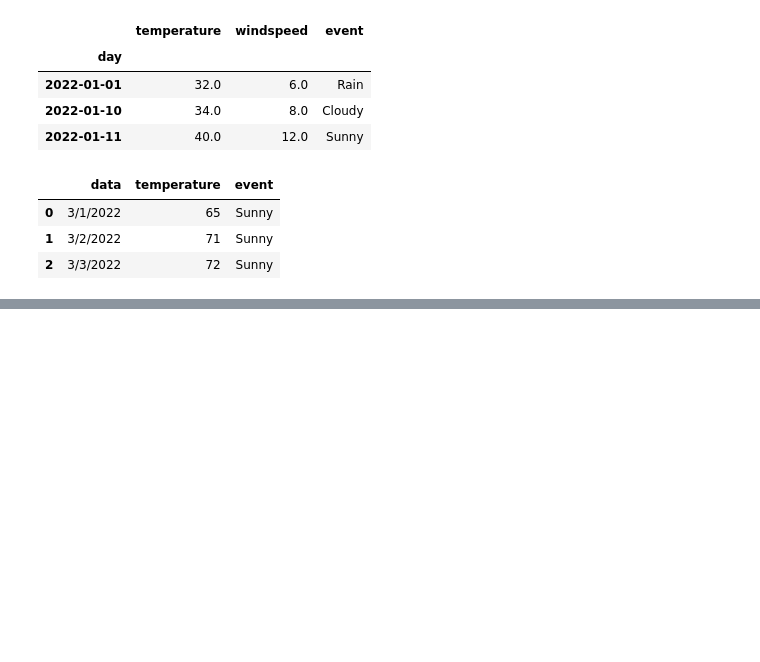
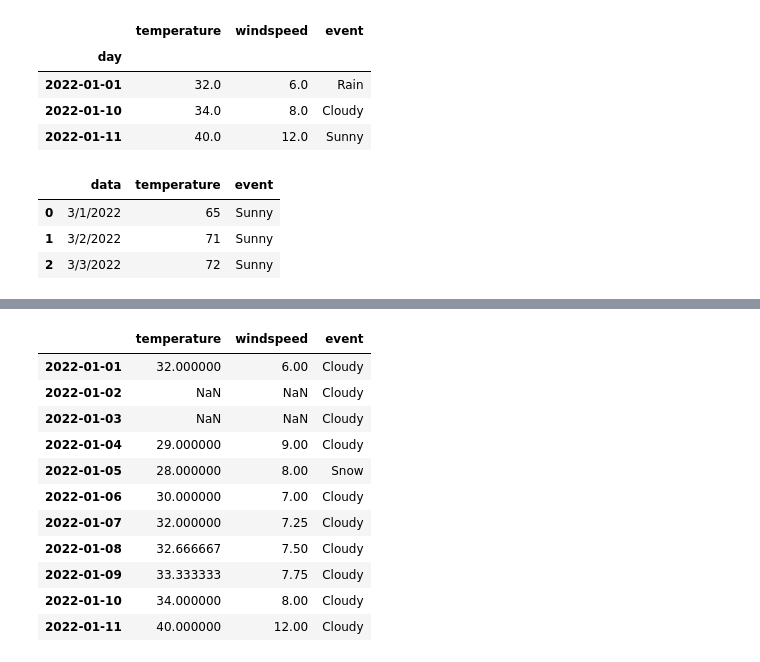
Before and after one commit to shawyanjafari/pandas-refresher, a Jupyter notebook: HandlingMissingData.ipynb, the cells around one changed output, grey strips where cells are left out. Saved outputs shown, nothing was run; the diff lists cells and outputs as text; code cells hidden in the pictures; blank space fills up the shorter version.

```diff
--- a/HandlingMissingData.ipynb
+++ b/HandlingMissingData.ipynb
@@ -107,0 +146,19 @@ example_df
+# %%
+# DataFrame.replace(to_replace=, value=, ...)
+# by providing a dictionary, you can specify values you want to change in a specific column
+# ex: look for 'Sunny', 'Rain', and np.nan in column 'event' and replace with 'Cloudy'
+new_df = new_df.replace({'event':['Sunny', 'Rain', np.nan]}, 'Cloudy')
+new_df
+# %% [output]
+|  | temperature | windspeed | event |
+| 2022-01-01 | 32.000000 | 6.00 | Cloudy |
+| 2022-01-02 | NaN | NaN | Cloudy |
+| 2022-01-03 | NaN | NaN | Cloudy |
+| 2022-01-04 | 29.000000 | 9.00 | Cloudy |
+| 2022-01-05 | 28.000000 | 8.00 | Snow |
+| 2022-01-06 | 30.000000 | 7.00 | Cloudy |
+| 2022-01-07 | 32.000000 | 7.25 | Cloudy |
+| 2022-01-08 | 32.666667 | 7.50 | Cloudy |
+| 2022-01-09 | 33.333333 | 7.75 | Cloudy |
+| 2022-01-10 | 34.000000 | 8.00 | Cloudy |
+| 2022-01-11 | 40.000000 | 12.00 | Cloudy |
```
Also changed, not shown: parts of 8 cells of this notebook, 1 other file.
